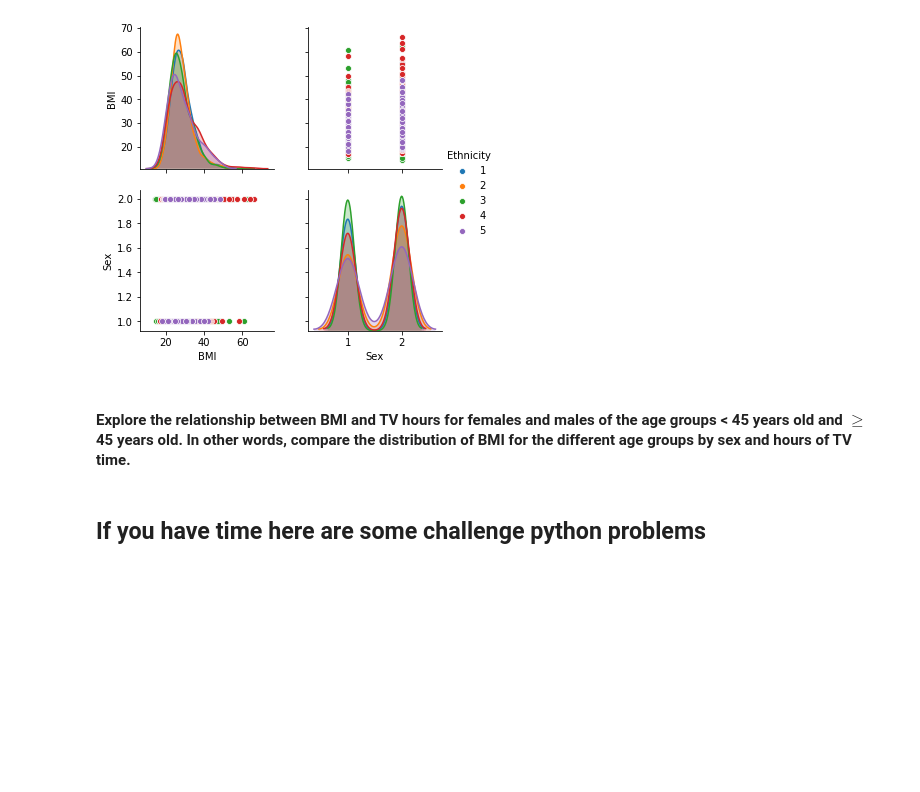
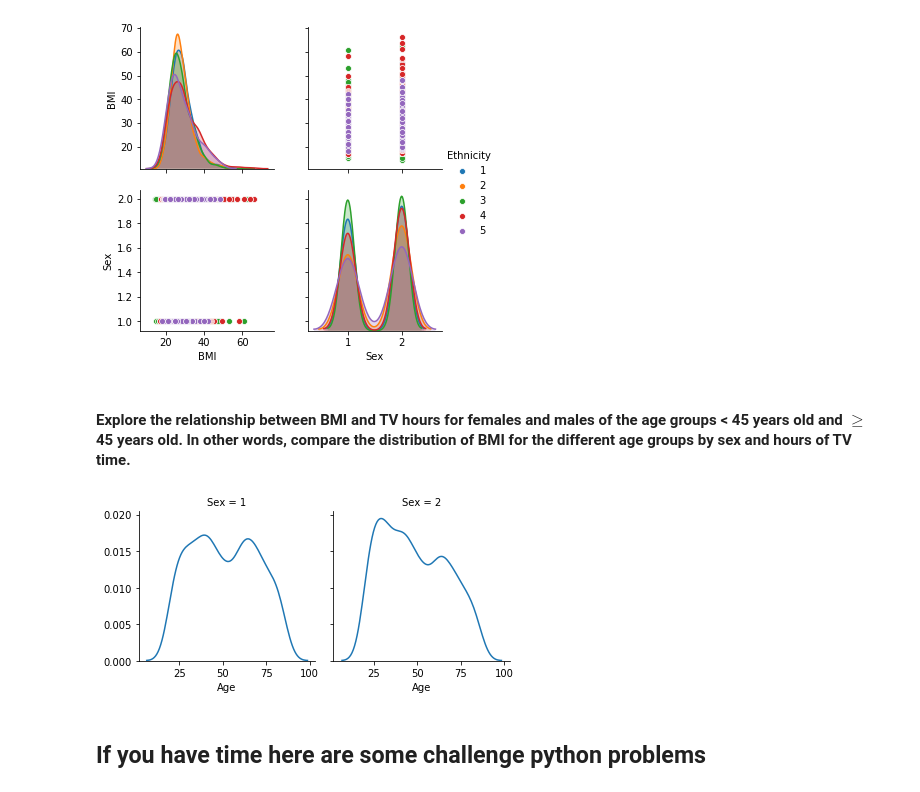
Before and after one commit to shreyaj1212/Week1Public, a Jupyter notebook: Dataviz/MatplotlibProblemSet.ipynb, the cells around one changed output. Cells and saved outputs as stored; diff of their text form; code cells hidden in the pictures; blank space fills up the shorter version.

```diff
--- a/Dataviz/MatplotlibProblemSet.ipynb
+++ b/Dataviz/MatplotlibProblemSet.ipynb
@@ -114,3 +116,8 @@ sns.pairplot(data, vars =['BMI', 'Sex'], hue="Ethnicity")
+# %%
+g = sns.FacetGrid(data, col = 'Sex') # facet distribution plots by sex
+g = g.map(sns.kdeplot, 'Age')
+# %% [output]
+[figure, added]
 # %% [markdown]
 ## If you have time here are some challenge python problems
 # %% [markdown]
```
Also changed, not shown: parts of 1 cell of this notebook.
